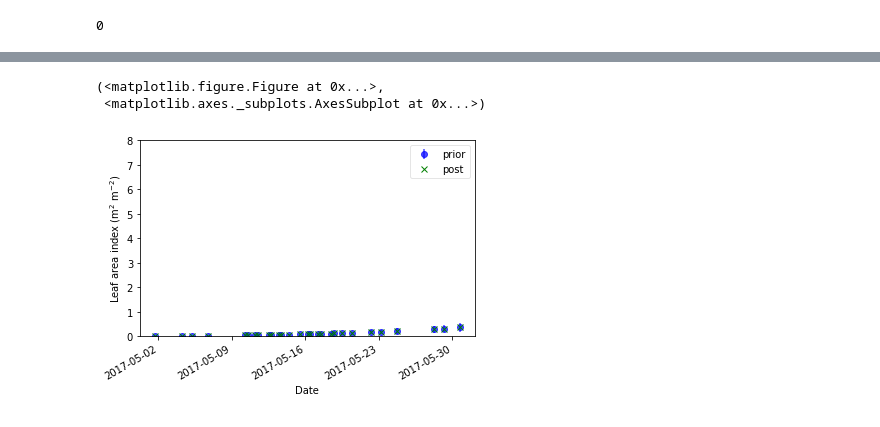
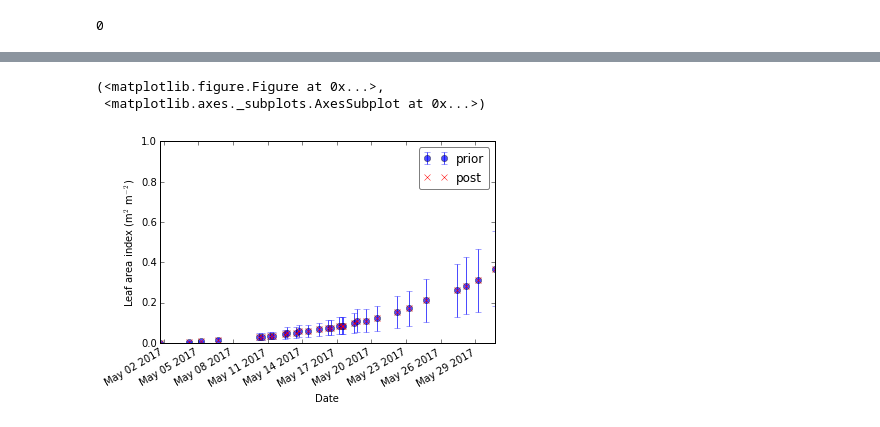
Before and after one commit to Ewan82/esa_demo, a Jupyter notebook: tool_intro.ipynb, the cells around one changed output, grey strips where cells are left out. Saved outputs shown, nothing was run; the diff lists cells and outputs as text; code cells hidden in the pictures.

Commit message:
revised tool intro, plotting of iterate.dat, switched to case complete.

```diff
--- a/tool_intro.ipynb
+++ b/tool_intro.ipynb
@@ -285,6 +336,6 @@ if [ "xex_nos2" != "x" ]; then \
 # %%
-plot_syn.plot_state('lai', _dir='ex_syn-nos2')
+plot_syn.plot_state('lai', _dir='ex_complete')
 # %% [output]
 (<matplotlib.figure.Figure at 0x...>,
  <matplotlib.axes._subplots.AxesSubplot at 0x...>)
-[figure, old version]
+[figure, new version]
```
Also changed, not shown: parts of 20 cells of this notebook, 2 other files.
